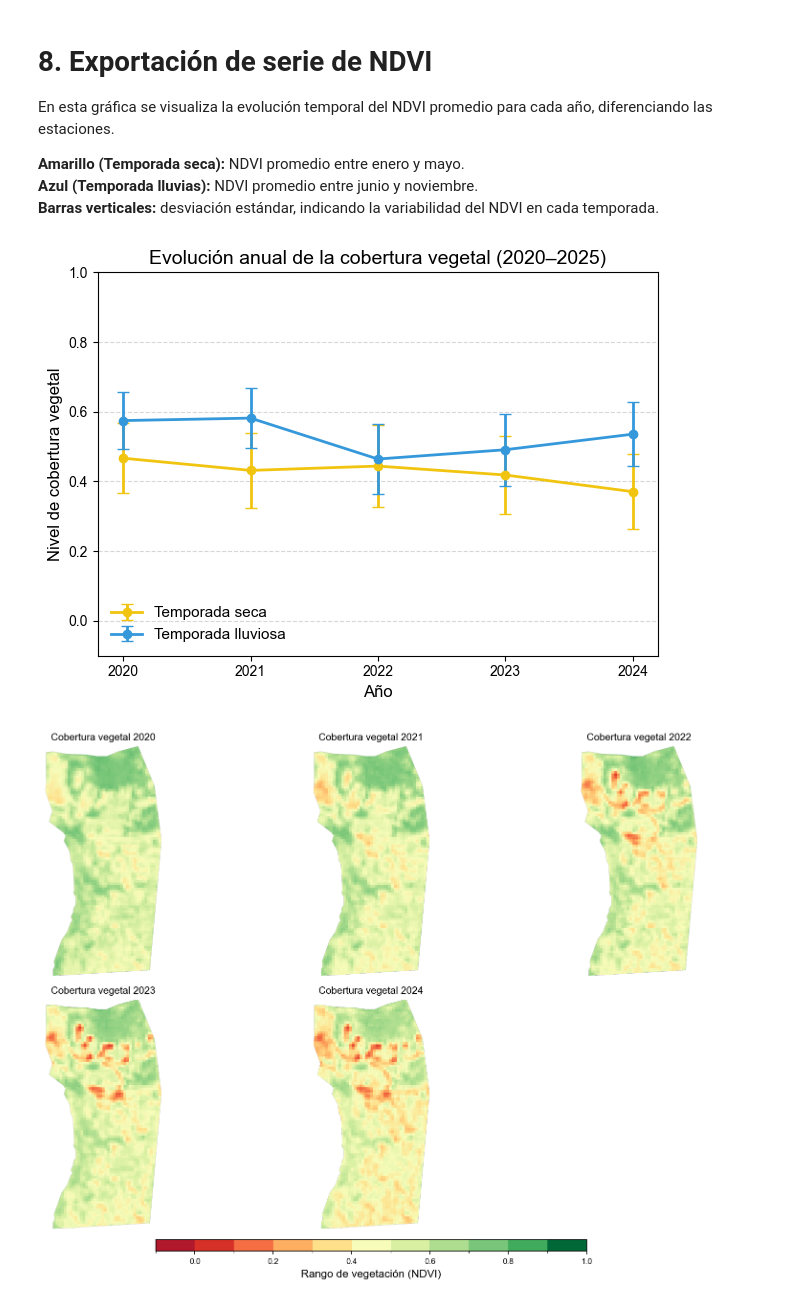
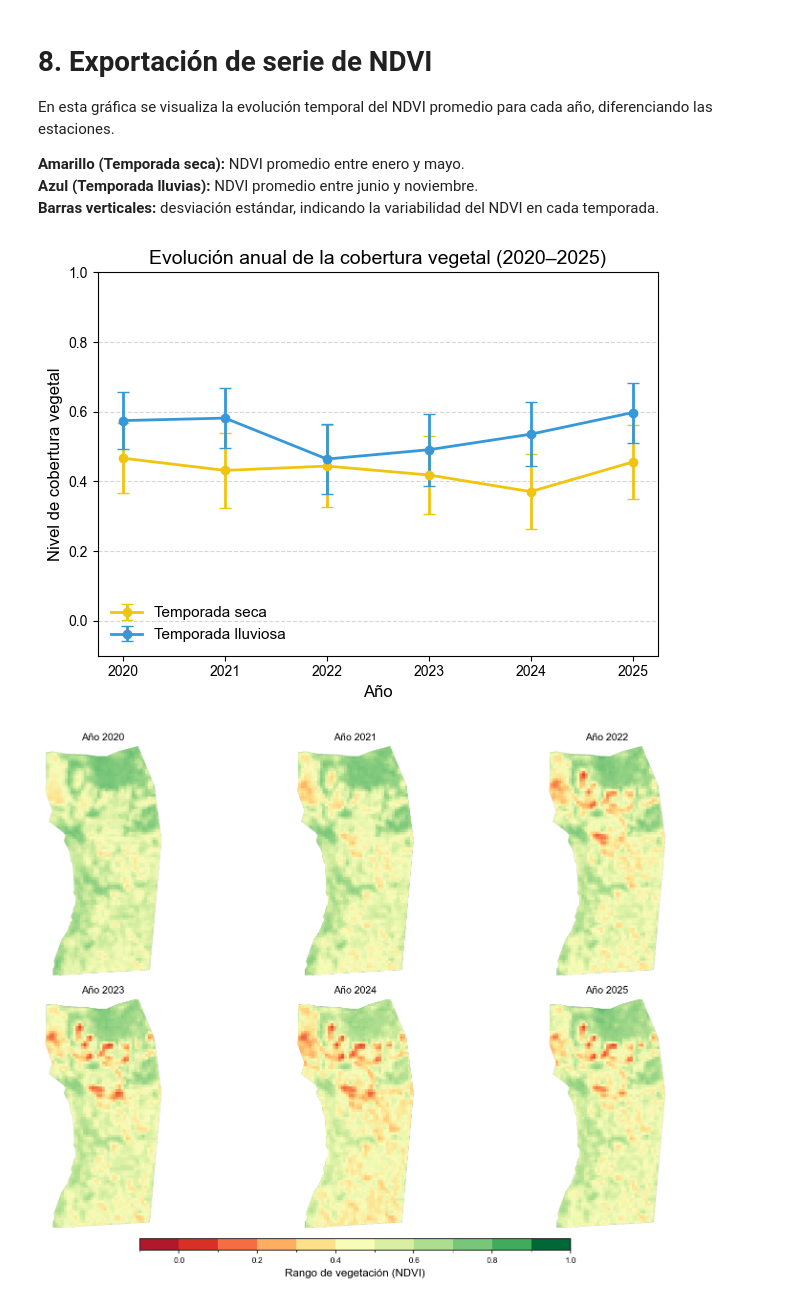
Before and after one commit to Zairpv/Deforestacion_P, a Jupyter notebook: Analisis de vegetación.ipynb, the cells around one changed output. Cells and saved outputs as stored; diff of their text form; code cells hidden in the pictures.

Commit message:
Update Graphics

```diff
--- a/Analisis de vegetación.ipynb
+++ b/Analisis de vegetación.ipynb
@@ -204,7 +204,7 @@ Se configura el **periodo de análisis** (años y meses) y se ajusta automática
 # %%
 
 # ✏️ EDITAR: Definir años y meses de interés
-años = [2020, 2021, 2022, 2023, 2024]  # Lista de años a evaluar ✏️
+años = [2020, 2021, 2022, 2023, 2024,2025]  # Lista de años a evaluar ✏️
 mes_inicio, mes_fin = 1, 12             # Intervalo de meses (1-12)
 print(f"📅 Periodo seleccionado: Meses {mes_inicio}-{mes_fin}, Años {años}")
 
@@ -738,7 +743,7 @@ plt.legend(fontsize=11, frameon=False, loc="lower left")
 plt.tight_layout()
 plt.show()
 # %% [output]
-[figure, old version]
+[figure, new version]
 # %%
 # 🎨 Paleta continua afinada
 colores_paleta = [
@@ -771,32 +776,32 @@ for i, año in enumerate(anios_disponibles):
         'max': 1,
         'palette': colores_paleta,
         'region': aoi,
         'dimensions': 1024
     })
 
     with urllib.request.urlopen(url_ndvi) as url_response:
         img = Image.open(url_response)
         img_array = np.array(img)
 
     axes[i].imshow(img_array)
-    axes[i].set_title(f"Cobertura vegetal {año}", fontsize=10)
+    axes[i].set_title(f"Año {año}", fontsize=10)
     axes[i].axis('off')
 
 # Eliminar ejes sobrantes si hay menos cuadros que espacios
 for j in range(len(anios_disponibles), len(axes)):
     fig.delaxes(axes[j])
 
 # 🖋️ Barra de colores común
 cbar_ax = fig.add_axes([0.25, 0.08, 0.5, 0.02])
 cbar = fig.colorbar(
     plt.cm.ScalarMappable(norm=norm_ndvi, cmap=cmap_ndvi),
     cax=cbar_ax, orientation='horizontal'
 )
 cbar.set_label('Rango de vegetación (NDVI)', fontsize=11)
 cbar.ax.tick_params(labelsize=8)
 
 # Mostrar panel en pantalla
 plt.tight_layout(rect=[0, 0.1, 1, 1])
 plt.show()
 # %% [output]
-[figure, old version]
+[figure, new version]
```
Also changed, not shown: parts of 7 cells of this notebook, 1 other file.
